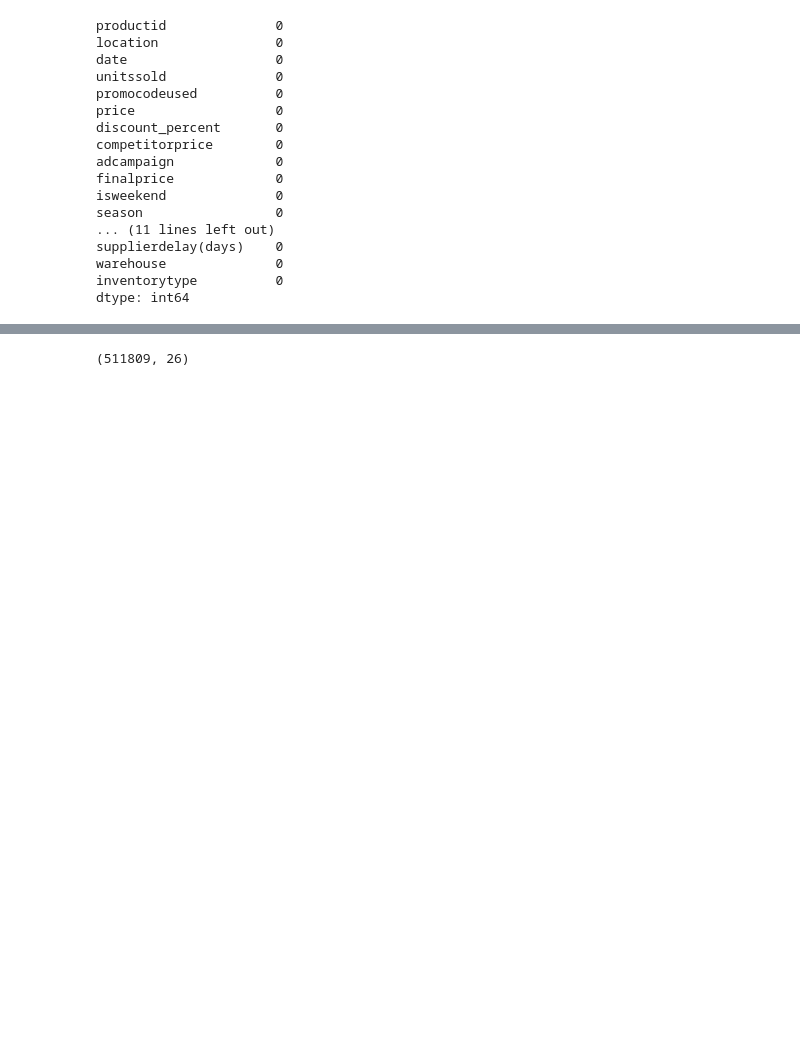
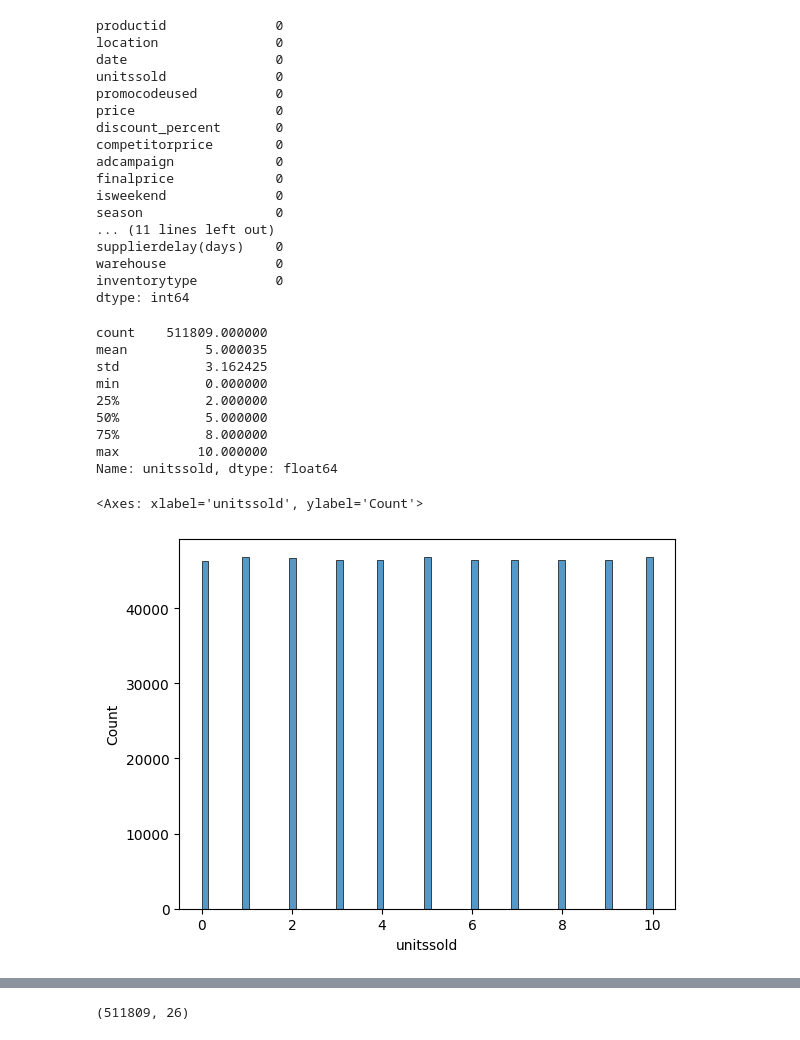
Before and after one commit to sachinn854/Product-Demand-Forecasting, a Jupyter notebook: 6_Merge File/merge.ipynb, the cells around one changed output, grey strips where cells are left out. Saved outputs shown, nothing was run; the diff lists cells and outputs as text; code cells hidden in the pictures; blank space fills up the shorter version.

```diff
--- a/6_Merge File/merge.ipynb
+++ b/6_Merge File/merge.ipynb
@@ -198,3 +198,19 @@ supplierdelay(days)    0
 warehouse              0
 inventorytype          0
 dtype: int64
+# %%
+print(final_df['unitssold'].describe())
+import seaborn as sns
+sns.histplot(final_df['unitssold'])
+# %% [output]
+count    511809.000000
+mean          5.000035
+std           3.162425
+min           0.000000
+25%           2.000000
+50%           5.000000
+75%           8.000000
+max          10.000000
+Name: unitssold, dtype: float64
+<Axes: xlabel='unitssold', ylabel='Count'>
+[figure, added]
```
Also changed, not shown: parts of 2 cells of this notebook, 4 other files.
